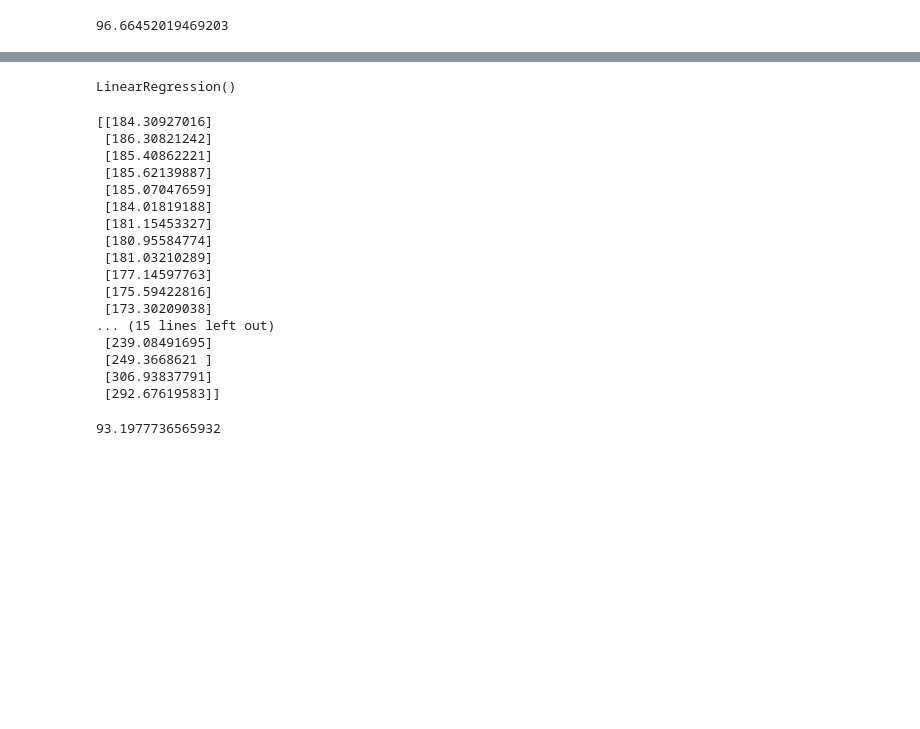
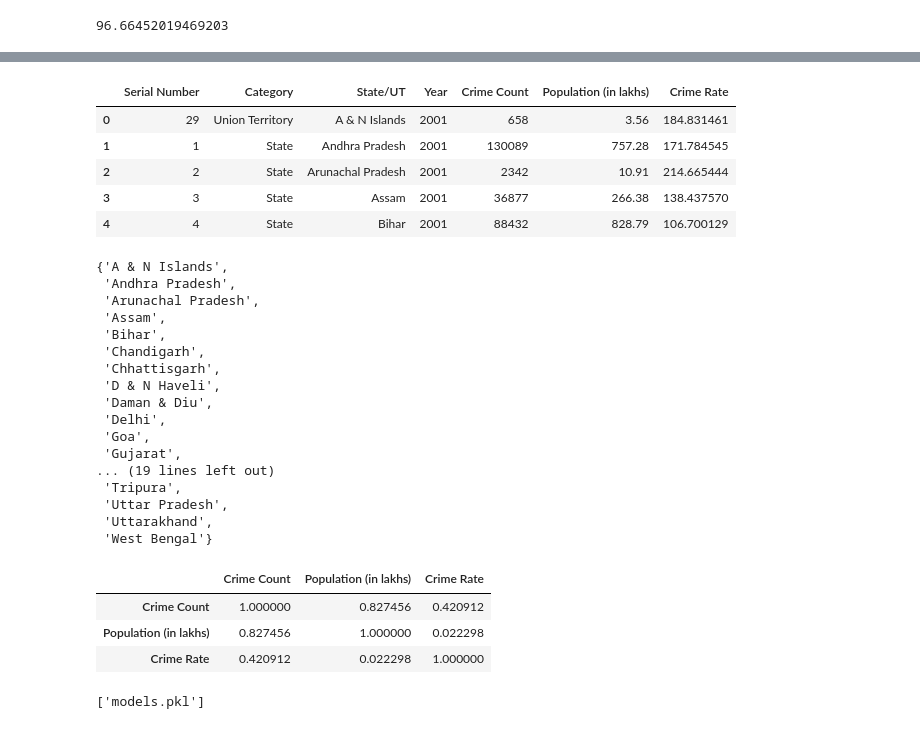
Before and after one commit to Mubeen-Zaki/Crime_Analysis, a Jupyter notebook: Prediction/prediction.ipynb, the cells around one changed output, grey strips where cells are left out. Saved outputs shown, nothing was run; the diff lists cells and outputs as text; code cells hidden in the pictures; blank space fills up the shorter version.

```diff
--- a/Prediction/prediction.ipynb
+++ b/Prediction/prediction.ipynb
@@ -1001,31 +942,40 @@ Y.head()
-# %%
-linreg=LinearRegression()
-linreg.fit(X,Y)
-# %% [output]
-LinearRegression()
-# %%
-y_pred=linreg.predict(X)
-print(y_pred)
-# %% [output]
-[[184.30927016]
- [186.30821242]
- [185.40862221]
- [185.62139887]
- [185.07047659]
- [184.01819188]
- [181.15453327]
- [180.95584774]
- [181.03210289]
- [177.14597763]
- [175.59422816]
- [173.30209038]
-... (15 lines left out)
- [239.08491695]
- [249.3668621 ]
- [306.93837791]
- [292.67619583]]
-# %%
-Accuracy=r2_score(Y,y_pred)*100
-print(Accuracy)
-# %% [output]
-93.1977736565932
+# %%
+df = pd.read_csv("F:\\trial\\Data Set\\State and UT Wise Crimes\\data.csv")
+df.head()
+# %% [output]
+|  | Serial Number | Category | State/UT | Year | Crime Count | Population (in lakhs) | Crime Rate |
+| 0 | 29 | Union Territory | A & N Islands | 2001 | 658 | 3.56 | 184.831461 |
+| 1 | 1 | State | Andhra Pradesh | 2001 | 130089 | 757.28 | 171.784545 |
+| 2 | 2 | State | Arunachal Pradesh | 2001 | 2342 | 10.91 | 214.665444 |
+| 3 | 3 | State | Assam | 2001 | 36877 | 266.38 | 138.437570 |
+| 4 | 4 | State | Bihar | 2001 | 88432 | 828.79 | 106.700129 |
+# %%
+set(df['State/UT'].values)
+# %% [output]
+{'A & N Islands',
+ 'Andhra Pradesh',
+ 'Arunachal Pradesh',
+ 'Assam',
+ 'Bihar',
+ 'Chandigarh',
+ 'Chhattisgarh',
+ 'D & N Haveli',
+ 'Daman & Diu',
+ 'Delhi',
+ 'Goa',
+ 'Gujarat',
+... (19 lines left out)
+ 'Tripura',
+ 'Uttar Pradesh',
+ 'Uttarakhand',
+ 'West Bengal'}
+# %%
+df = df.iloc[:,4:]
+corr = df.corr()
+plt = corr.style.background_gradient(cmap='coolwarm')
+plt
+# %% [output]
+|  | Crime Count | Population (in lakhs) | Crime Rate |
+| Crime Count | 1.000000 | 0.827456 | 0.420912 |
+| Population (in lakhs) | 0.827456 | 1.000000 | 0.022298 |
+| Crime Rate | 0.420912 | 0.022298 | 1.000000 |
@@ -1031,0 +994,5 @@ print(Accuracy)
+# %%
+import joblib
+joblib.dump(models,'models.pkl')
+# %% [output]
+['models.pkl']
```
Also changed, not shown: parts of 21 cells of this notebook, 6 other files.
